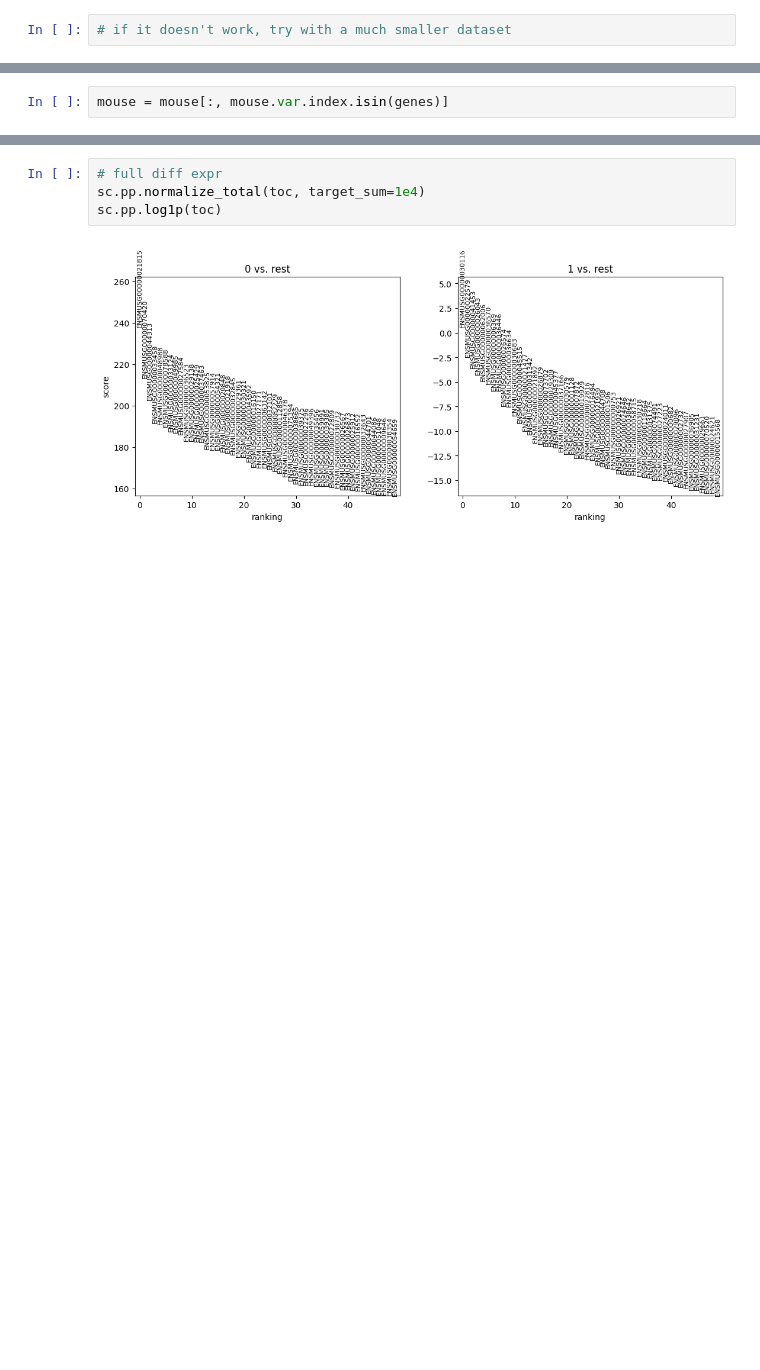
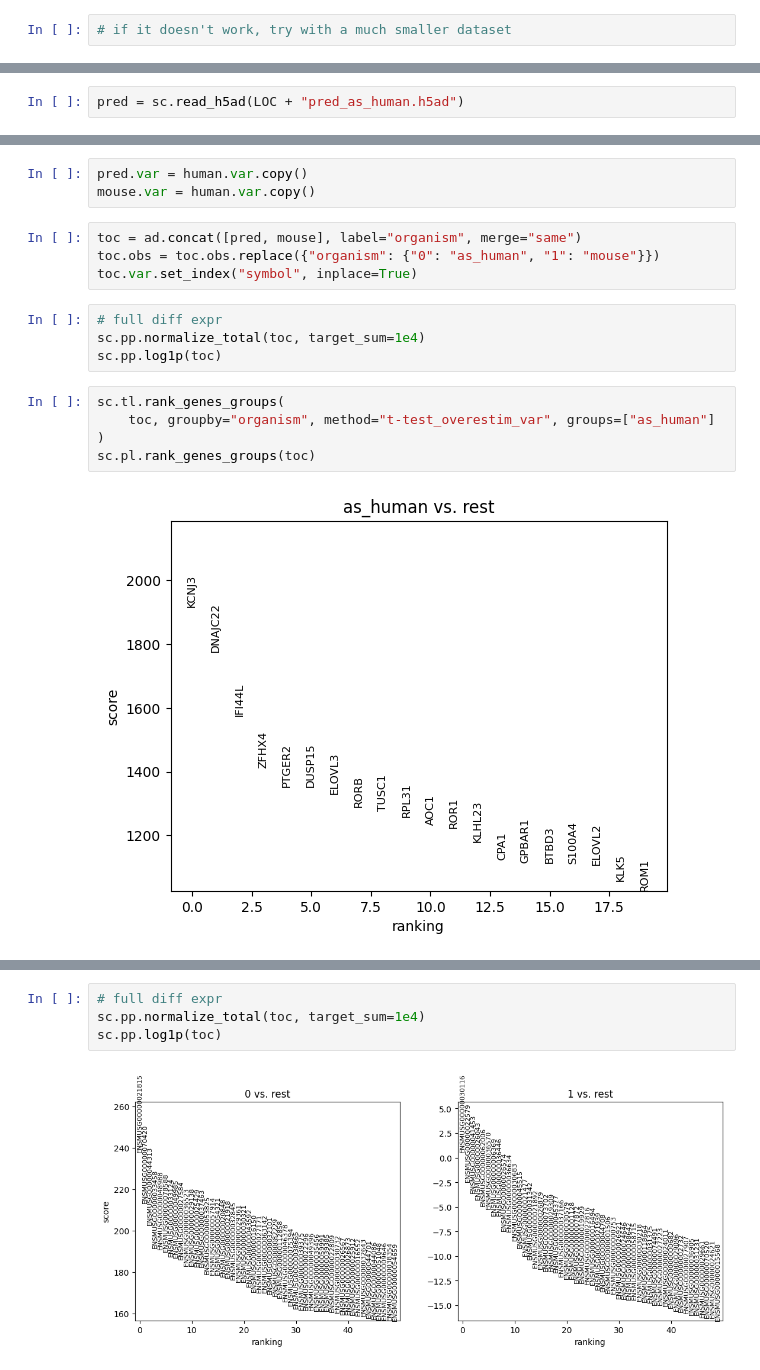
Before and after one commit to cantinilab/scPRINT, a Jupyter notebook: notebooks/scPRINT-2-repro-notebooks/generative_modelling.ipynb, the cells around one changed output, grey strips where cells are left out. Saved outputs shown, nothing was run; the diff lists cells and outputs as text; blank space fills up the shorter version.

```diff
--- a/notebooks/scPRINT-2-repro-notebooks/generative_modelling.ipynb
+++ b/notebooks/scPRINT-2-repro-notebooks/generative_modelling.ipynb
@@ -346,4 +330,2 @@ pred = generator(model, n_adata)
 # %% [output]
 not on wandb, could not set name
-# %%
-mouse = mouse[:, mouse.var.index.isin(genes)]
@@ -361 +334,3 @@ mouse[rand].X.sum(1).mean()
+# %%
+pred = sc.read_h5ad(LOC + "pred_as_human.h5ad")
 # %%
@@ -374,0 +358,18 @@ tensor(1586.4365)
+# %%
+pred.var = human.var.copy()
+mouse.var = human.var.copy()
+# %%
+toc = ad.concat([pred, mouse], label="organism", merge="same")
+toc.obs = toc.obs.replace({"organism": {"0": "as_human", "1": "mouse"}})
+toc.var.set_index("symbol", inplace=True)
+# %%
+# full diff expr
+sc.pp.normalize_total(toc, target_sum=1e4)
+sc.pp.log1p(toc)
+# %%
+sc.tl.rank_genes_groups(
+    toc, groupby="organism", method="t-test_overestim_var", groups=["as_human"]
+)
+sc.pl.rank_genes_groups(toc)
+# %% [output]
+[figure, added]
```
Also changed, not shown: parts of 64 cells of this notebook, 11 other files.
